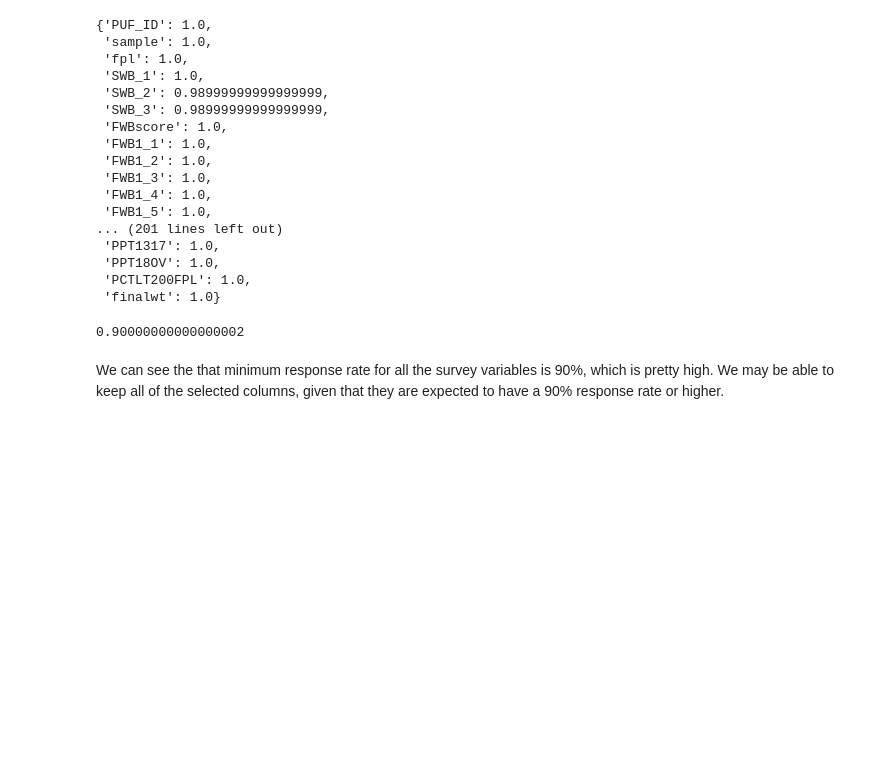
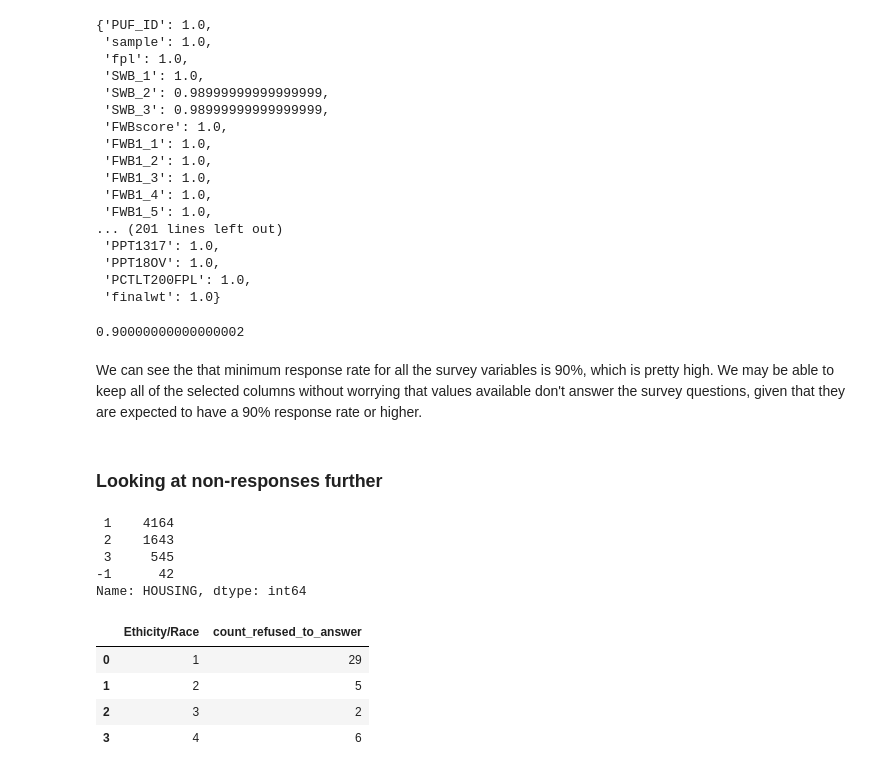
Before and after one commit to ds4a-team85/cohort2020-team-project, a Jupyter notebook: CFPB_data_cleaning.ipynb, the cells around one changed output. Drawn from its saved outputs; the diff is of its cells as text; code cells hidden in the pictures; blank space fills up the shorter version.

```diff
--- a/CFPB_data_cleaning.ipynb
+++ b/CFPB_data_cleaning.ipynb
@@ -141,4 +150,34 @@ min(response_rates.values())
 # %% [output]
 0.90000000000000002
 # %% [markdown]
-We can see the that minimum response rate for all the survey variables is 90%, which is pretty high. We may be able to keep all of the selected columns, given that they are expected to have a 90% response rate or higher.
+We can see the that minimum response rate for all the survey variables is 90%, which is pretty high. We may be able to keep all of the selected columns without worrying that values available don't answer the survey questions, given that they are expected to have a 90% response rate or higher.
+# %% [markdown]
+### Looking at non-responses further
+# %%
+# "HOUSING":{
+#   -1: "Refused",
+#   1: "I own my home",
+#   2: "I rent",
+#   3: "I do not currently own or rent"
+
+df['HOUSING'].value_counts()
+# %% [output]
+ 1    4164
+ 2    1643
+ 3     545
+-1      42
+Name: HOUSING, dtype: int64
+# %%
+# "PPETHM":{
+#   1: "White, Non-Hispanic",
+#   2: "Black, Non-Hispanic",
+#   3: "Other, Non-Hispanic",
+#   4: "Hispanic"
+# },
+df[df['HOUSING'] == -1].groupby(['PPETHM']).count().reset_index().loc[:,['PPETHM','HOUSING']].rename(columns={'PPETHM':'Ethicity/Race','HOUSING':'count_refused_to_answer'})
+# %% [output]
+|  | Ethicity/Race | count_refused_to_answer |
+| 0 | 1 | 29 |
+| 1 | 2 | 5 |
+| 2 | 3 | 2 |
+| 3 | 4 | 6 |
```
Also changed, not shown: parts of 13 cells of this notebook.
